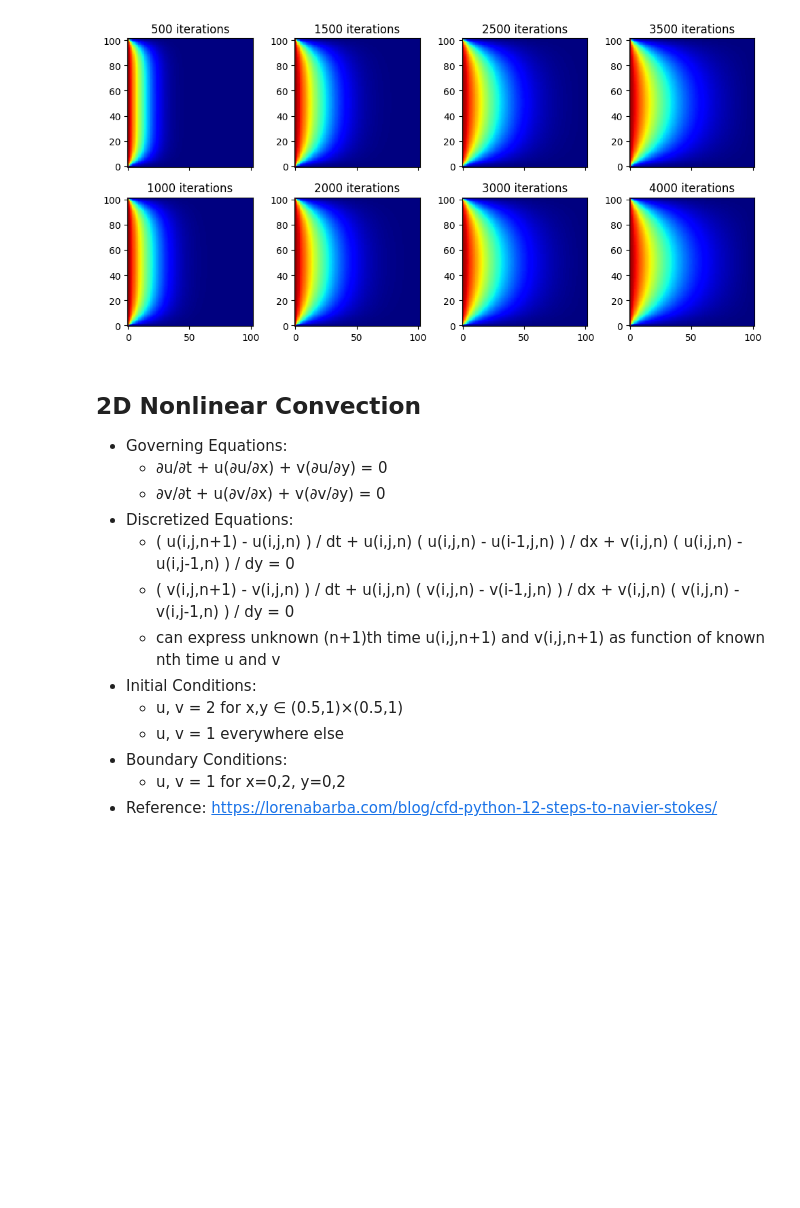
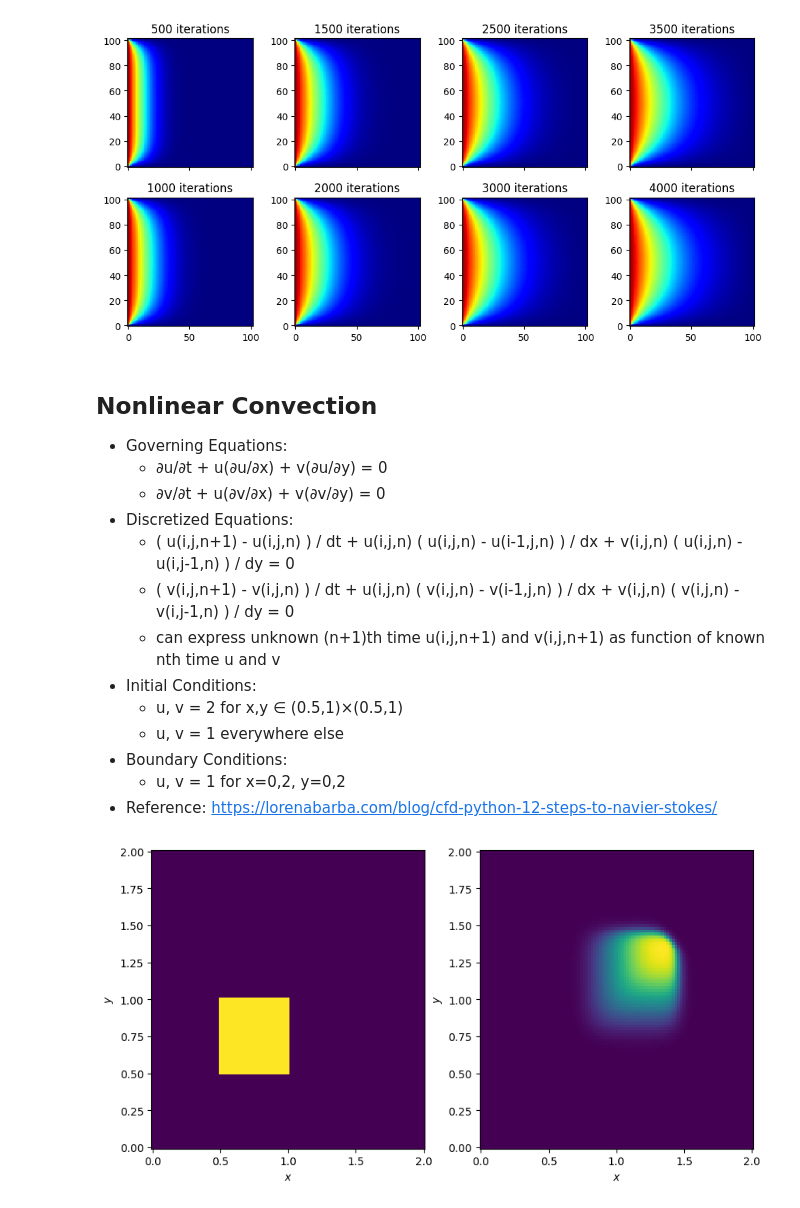
Before and after one commit to ruichee/Fluid-Sim, a Jupyter notebook: CFD_2D.ipynb, the cells around one changed output. Drawn from its saved outputs; the diff is of its cells as text; code cells hidden in the pictures; blank space fills up the shorter version.

Commit message:
Added Convection example

```diff
--- a/CFD_2D.ipynb
+++ b/CFD_2D.ipynb
@@ -51,7 +52,7 @@ plt.show() # shows progressively converging temperature distribution in the plat
 # %% [output]
 [figure]
 # %% [markdown]
-## 2D Nonlinear Convection ##
+## Nonlinear Convection ##
 
 - Governing Equations:
     - ∂u/∂t + u(∂u/∂x) + v(∂u/∂y) = 0
@@ -69,22 +70,55 @@ plt.show() # shows progressively converging temperature distribution in the plat
 # %%
 # grid size
 x_size = 2
 y_size = 2
 
 # number of grid points
 nx = 101
 ny = 101
 nt = 80
 
 # step size
 dx = x_size / (nx - 1)
 dy = y_size / (ny - 1)
 sigma = 0.2
 dt = sigma * dx
 
 # grid velocity values setup
 u = np.ones((nx, ny))   # current u velocity (n+1)
 v = np.ones((nx, ny))   # current v velocity (n+1)
-un = np.ones((nx, ny))  # previous u velocity (n)
-vn = np.ones((nx, ny))  # previous v velocity (n)
+
+# initial conditions (square hat function)
+u[int(0.5/dy) : int(1/dy+1), int(0.5/dx) : int(1/dx+1)] = 2
+v[int(0.5/dy) : int(1/dy+1), int(0.5/dx) : int(1/dx+1)] = 2
+
+# setup figure meshgrid and axes
+fig, (ax_initial, ax_final)= plt.subplots(nrows=1, ncols=2, figsize=(10, 5), dpi=100)
+ax = fig.gca()
+x = np.linspace(0, 2, nx)
+y = np.linspace(0, 2, ny)
+X, Y = np.meshgrid(x, y)
+
+# plot initial
+ax_initial.pcolormesh(X, Y, u, cmap=cm.viridis)
+ax_initial.set_xlabel('$x$')
+ax_initial.set_ylabel('$y$')
+
+# time advancement - stencil method
+for i in range(nt):
+    un = u.copy()
+    vn = v.copy()
+    u[1:-1, 1:-1] = un[1:-1, 1:-1] \
+                    - (dt/dx)*un[1:-1, 1:-1]*(un[1:-1, 1:-1] - un[1:-1, 0:-2]) \
+                    - (dt/dy)*vn[1:-1, 1:-1]*(un[1:-1, 1:-1] - un[0:-2, 1:-1])
+    v[1:-1, 1:-1] = vn[1:-1, 1:-1] \
+                    - (dt/dx)*un[1:-1, 1:-1]*(vn[1:-1, 1:-1] - vn[1:-1, 0:-2]) \
+                    - (dt/dy)*vn[1:-1, 1:-1]*(vn[1:-1, 1:-1] - vn[0:-2, 1:-1])
+
+# plot final
+ax_final.pcolormesh(X, Y, u, cmap=cm.viridis)
+ax_final.set_xlabel('$x$')
+ax_final.set_ylabel('$y$')
+plt.show()
+# %% [output]
+[figure, added]
 # %% [markdown]
```
Also changed, not shown: parts of 4 cells of this notebook.
